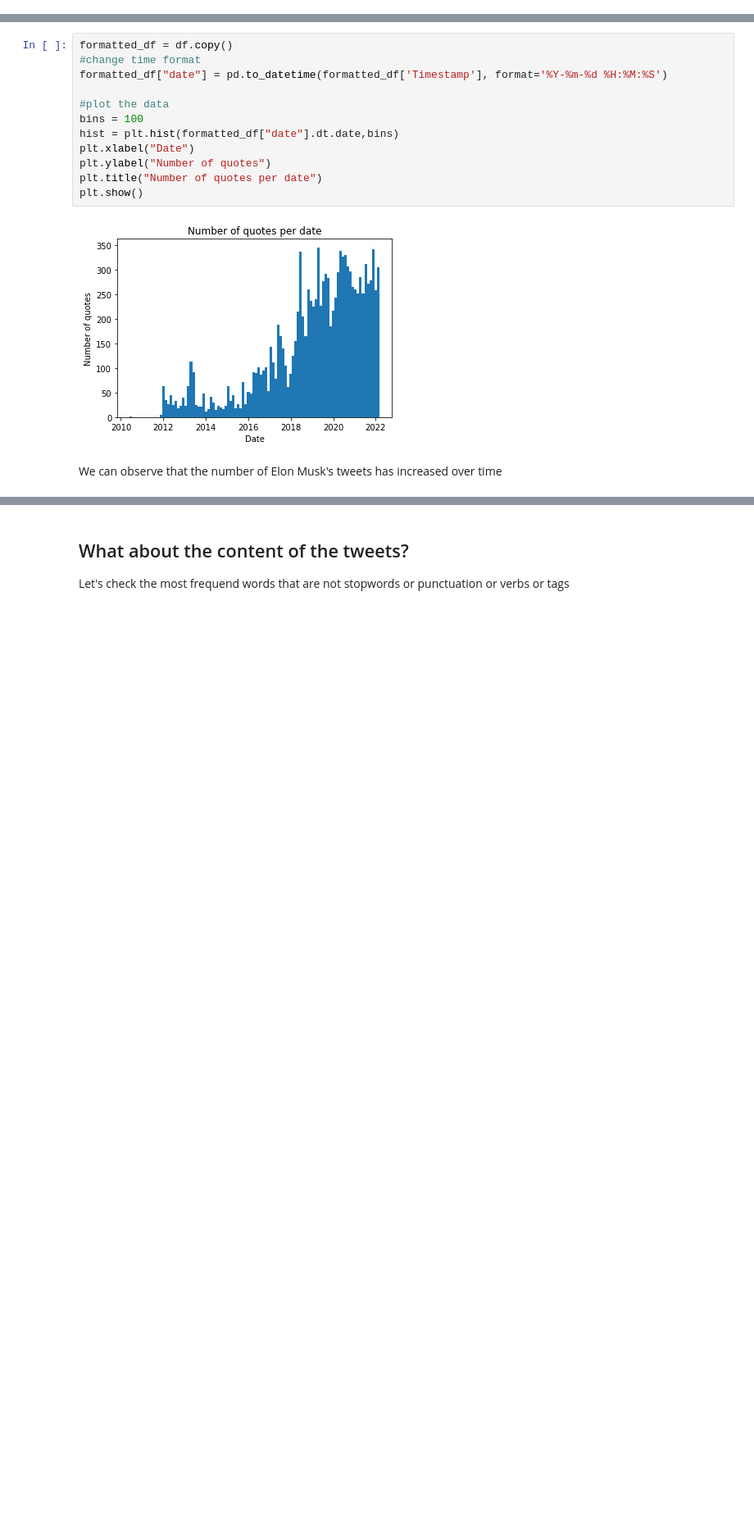
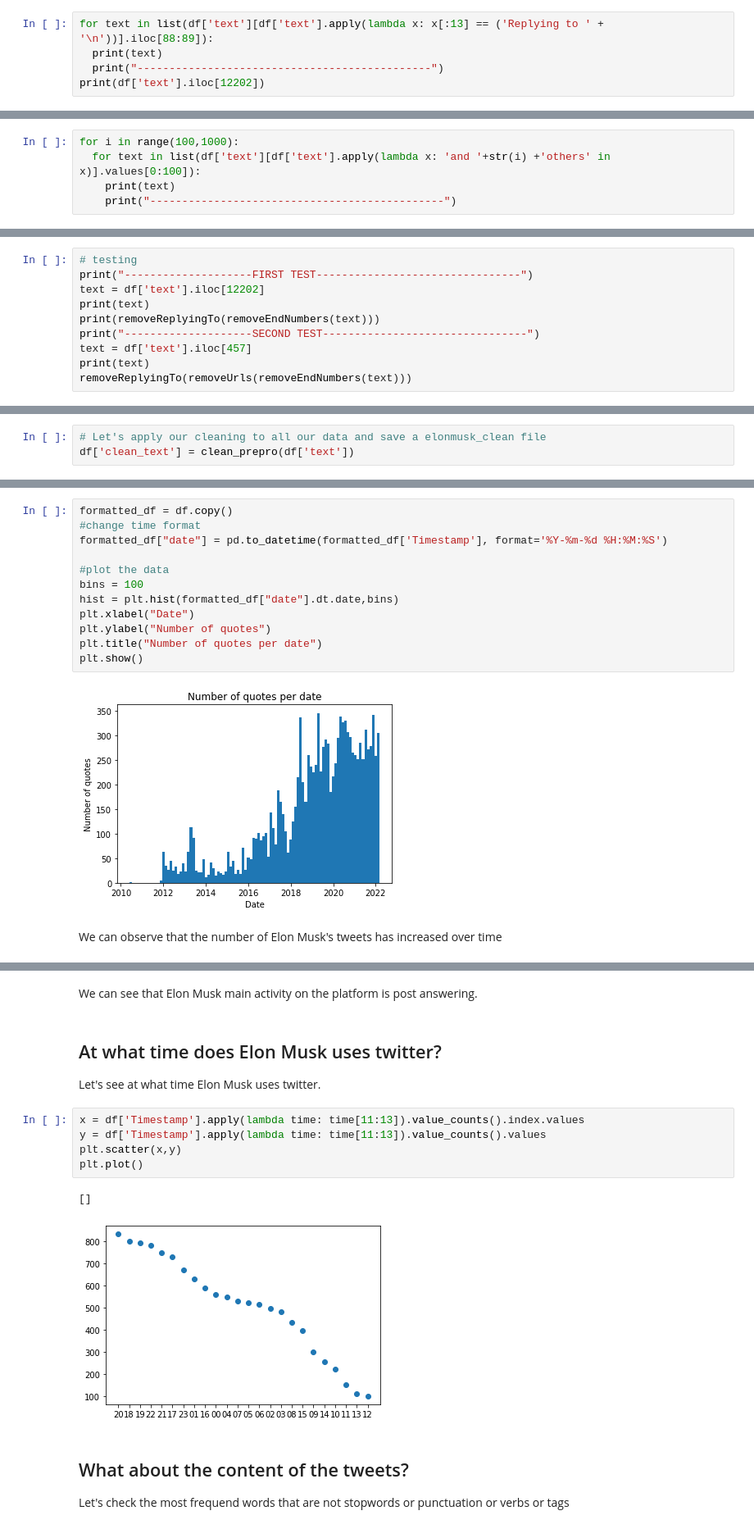
Before and after one commit to MauroLeidi/FinancialEconometrics, a Jupyter notebook: dataExploration.ipynb, the cells around one changed output, grey strips where cells are left out. Shown: that part at 82% size. Saved outputs shown, nothing was run; the diff lists cells and outputs as text; blank space fills up the shorter version.

Commit message:
finished cleaning pipeline and extended data exploration

```diff
--- a/dataExploration.ipynb
+++ b/dataExploration.ipynb
@@ -78,0 +112,5 @@ df = pd.read_csv("/elonmusk.csv")
+# %%
+for text in list(df['text'][df['text'].apply(lambda x: x[:13] == ('Replying to ' + '\n'))].iloc[88:89]):
+  print(text)
+  print("----------------------------------------------")
+print(df['text'].iloc[12202])
@@ -78,0 +134,5 @@ df = pd.read_csv("/elonmusk.csv")
+# %%
+for i in range(100,1000):
+  for text in list(df['text'][df['text'].apply(lambda x: 'and '+str(i) +'others' in x)].values[0:100]):
+    print(text)
+    print("----------------------------------------------")
@@ -78,0 +206,10 @@ df = pd.read_csv("/elonmusk.csv")
+# %%
+# testing
+print("--------------------FIRST TEST--------------------------------")
+text = df['text'].iloc[12202]
+print(text)
+print(removeReplyingTo(removeEndNumbers(text)))
+print("--------------------SECOND TEST--------------------------------")
+text = df['text'].iloc[457]
+print(text)
+removeReplyingTo(removeUrls(removeEndNumbers(text)))
@@ -78,0 +235,3 @@ df = pd.read_csv("/elonmusk.csv")
+# %%
+# Let's apply our cleaning to all our data and save a elonmusk_clean file
+df['clean_text'] = clean_prepro(df['text'])
@@ -170,3 +346,16 @@ We can observe that the number of Elon Musk's tweets has increased over time
+# %% [markdown]
+We can see that Elon Musk main activity on the platform is post answering.
+# %% [markdown]
+## At what time does Elon Musk uses twitter?
+Let's see at what time Elon Musk uses twitter.
+# %%
+x = df['Timestamp'].apply(lambda time: time[11:13]).value_counts().index.values
+y = df['Timestamp'].apply(lambda time: time[11:13]).value_counts().values
+plt.scatter(x,y)
+plt.plot()
+# %% [output]
+[]
+[figure, added]
 # %% [markdown]
 ## What about the content of the tweets?
 Let's check the most frequend words that are not stopwords or punctuation or verbs or tags
```
Also changed, not shown: parts of 25 cells of this notebook, 3 other files.
